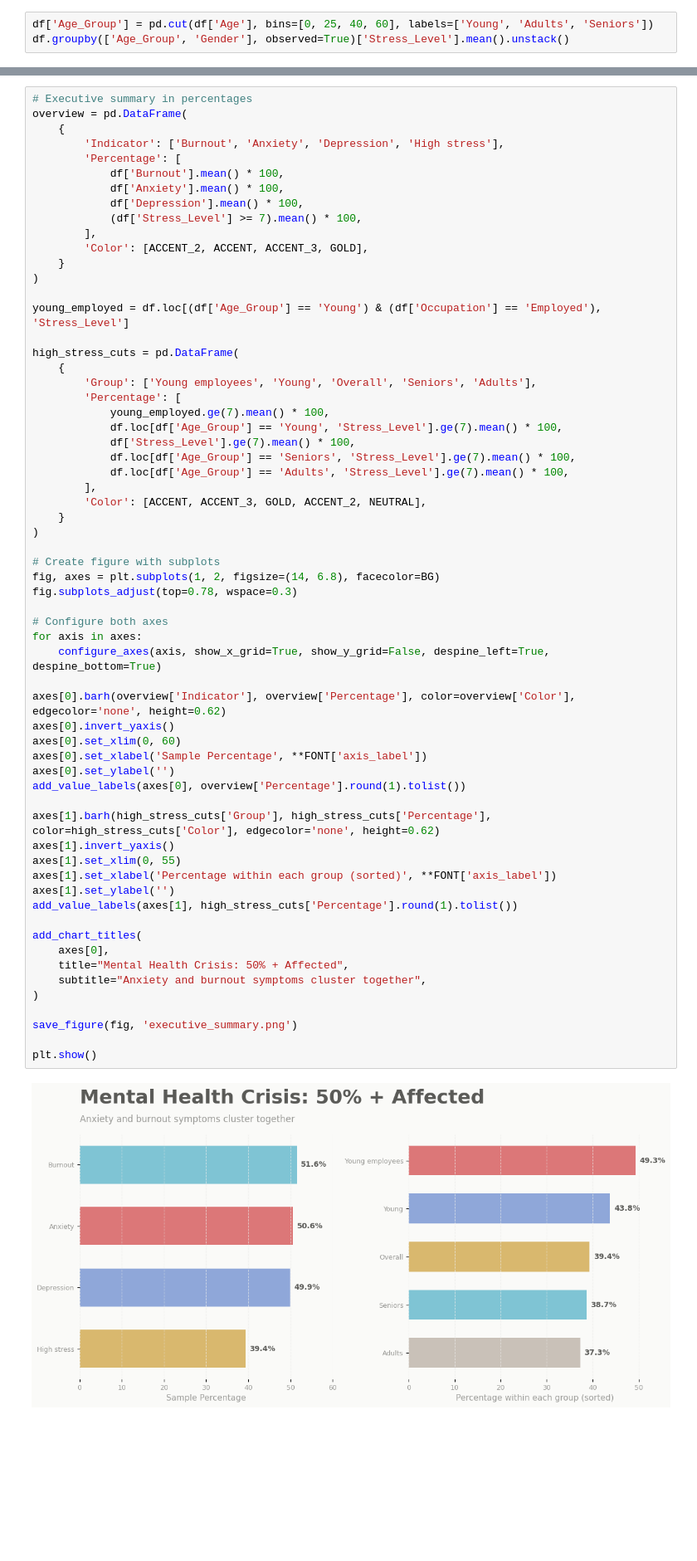
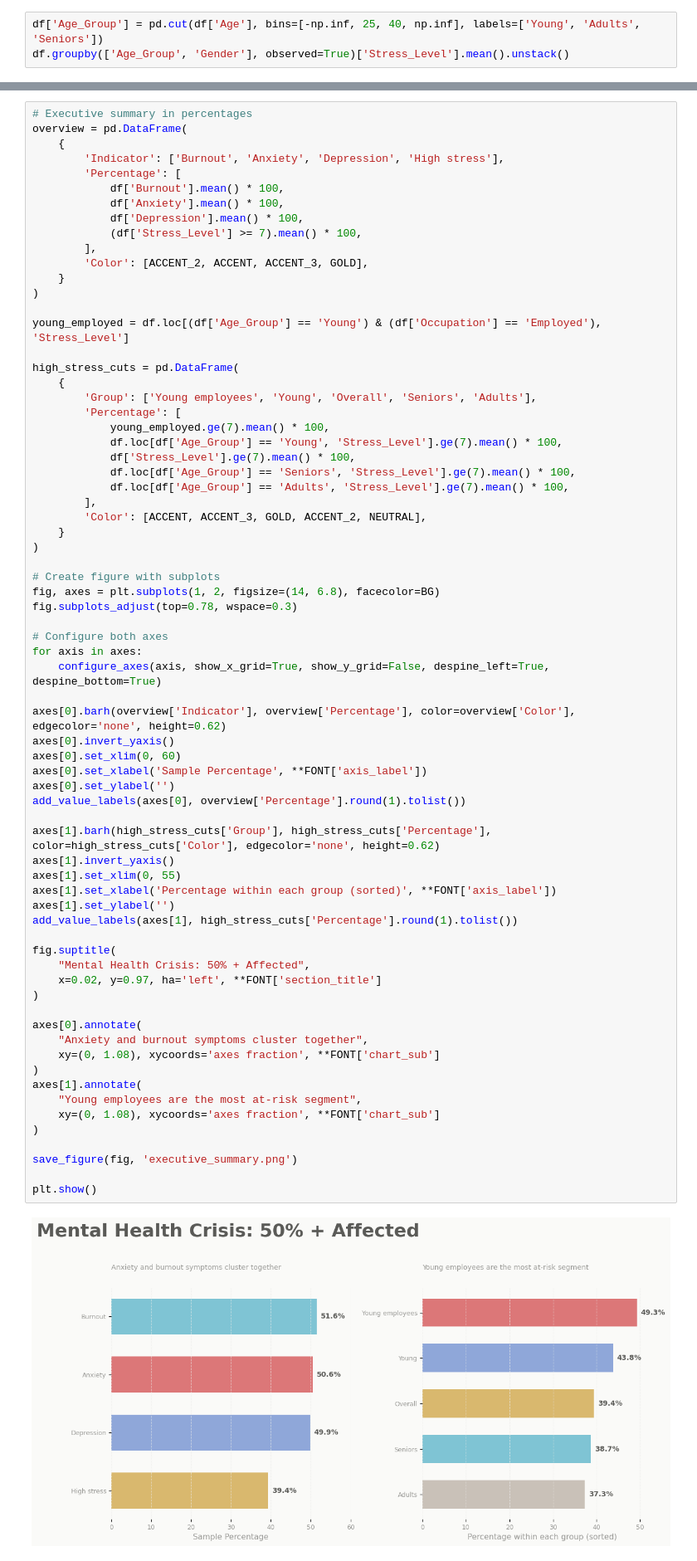
Before and after one commit to matheusmarquezinhub/mental-health-kaggle, a Jupyter notebook: notebooks/main.ipynb, the cells around one changed output, grey strips where cells are left out. Shown at 83% size. Cells and saved outputs as stored; diff of their text form; blank space fills up the shorter version.

```diff
--- a/notebooks/main.ipynb
+++ b/notebooks/main.ipynb
@@ -261,7 +261,7 @@ df.groupby('Gender')[['Caffeine_Intake', 'Alcohol']].mean()
 | Female | 2.073413 | 0.501984 |
 | Male | 1.984879 | 0.524194 |
 # %%
-df['Age_Group'] = pd.cut(df['Age'], bins=[0, 25, 40, 60], labels=['Young', 'Adults', 'Seniors'])
+df['Age_Group'] = pd.cut(df['Age'], bins=[-np.inf, 25, 40, np.inf], labels=['Young', 'Adults', 'Seniors'])
 df.groupby(['Age_Group', 'Gender'], observed=True)['Stress_Level'].mean().unstack()
 # %% [output]
 | Gender | Female | Male |
@@ -344,38 +350,46 @@ high_stress_cuts = pd.DataFrame(
 )
 
 # Create figure with subplots
 fig, axes = plt.subplots(1, 2, figsize=(14, 6.8), facecolor=BG)
 fig.subplots_adjust(top=0.78, wspace=0.3)
 
 # Configure both axes
 for axis in axes:
     configure_axes(axis, show_x_grid=True, show_y_grid=False, despine_left=True, despine_bottom=True)
 
 axes[0].barh(overview['Indicator'], overview['Percentage'], color=overview['Color'], edgecolor='none', height=0.62)
 axes[0].invert_yaxis()
 axes[0].set_xlim(0, 60)
 axes[0].set_xlabel('Sample Percentage', **FONT['axis_label'])
 axes[0].set_ylabel('')
 add_value_labels(axes[0], overview['Percentage'].round(1).tolist())
 
 axes[1].barh(high_stress_cuts['Group'], high_stress_cuts['Percentage'], color=high_stress_cuts['Color'], edgecolor='none', height=0.62)
 axes[1].invert_yaxis()
 axes[1].set_xlim(0, 55)
 axes[1].set_xlabel('Percentage within each group (sorted)', **FONT['axis_label'])
 axes[1].set_ylabel('')
 add_value_labels(axes[1], high_stress_cuts['Percentage'].round(1).tolist())
 
-add_chart_titles(
-    axes[0],
-    title="Mental Health Crisis: 50% + Affected",
-    subtitle="Anxiety and burnout symptoms cluster together",
+fig.suptitle(
+    "Mental Health Crisis: 50% + Affected",
+    x=0.02, y=0.97, ha='left', **FONT['section_title']
+)
+
+axes[0].annotate(
+    "Anxiety and burnout symptoms cluster together",
+    xy=(0, 1.08), xycoords='axes fraction', **FONT['chart_sub']
+)
+axes[1].annotate(
+    "Young employees are the most at-risk segment",
+    xy=(0, 1.08), xycoords='axes fraction', **FONT['chart_sub']
 )
 
 save_figure(fig, 'executive_summary.png')
 
 plt.show()
 # %% [output]
-[figure, old version]
+[figure, new version]
 # %%
 # Create figure and axes
 fig, ax = create_figure(show_y_grid=True, despine_left=True, despine_bottom=False)
```
Also changed, not shown: parts of 6 cells of this notebook, 4 other files.
